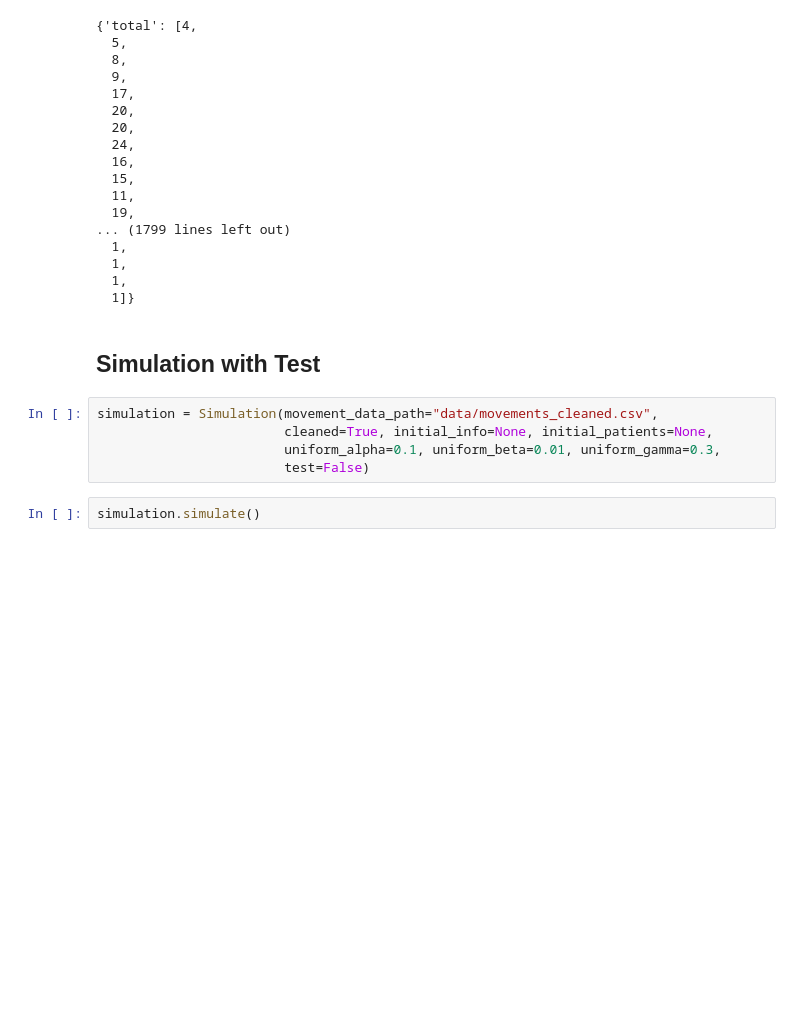
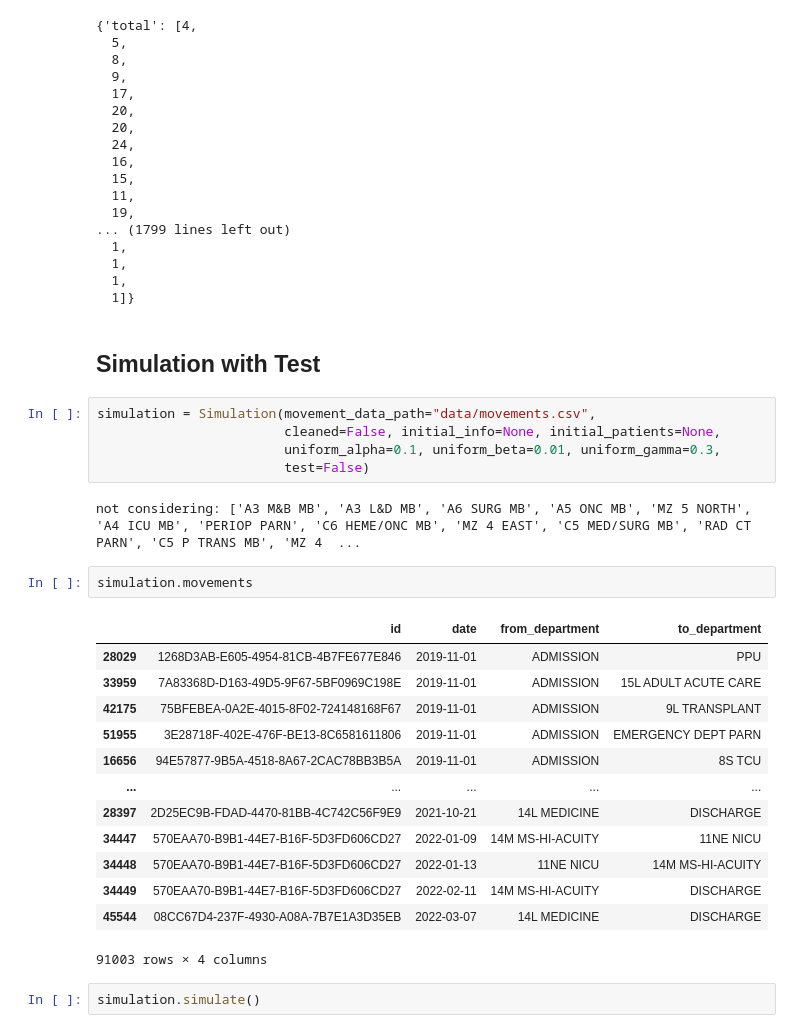
Before and after one commit to haojunzhuang/HAI_simulation, a Jupyter notebook: example.ipynb, the cells around one changed output. Cells and saved outputs as stored; diff of their text form; blank space fills up the shorter version.

Commit message:
fix unnamed column

```diff
--- a/example.ipynb
+++ b/example.ipynb
@@ -118,10 +118,28 @@ simulation.nodes['8L NEUROSCIENCES'].records
 # %% [markdown]
 ## Simulation with Test
 # %%
-simulation = Simulation(movement_data_path="data/movements_cleaned.csv",
-                        cleaned=True, initial_info=None, initial_patients=None,
+simulation = Simulation(movement_data_path="data/movements.csv",
+                        cleaned=False, initial_info=None, initial_patients=None,
                         uniform_alpha=0.1, uniform_beta=0.01, uniform_gamma=0.3,
                         test=False)
+# %% [output]
+not considering: ['A3 M&B MB', 'A3 L&D MB', 'A6 SURG MB', 'A5 ONC MB', 'MZ 5 NORTH', 'A4 ICU MB', 'PERIOP PARN', 'C6 HEME/ONC MB', 'MZ 4 EAST', 'C5 MED/SURG MB', 'RAD CT PARN', 'C5 P TRANS MB', 'MZ 4  ...
+# %%
+simulation.movements
+# %% [output]
+|  | id | date | from_department | to_department |
+| 28029 | 1268D3AB-E605-4954-81CB-4B7FE677E846 | 2019-11-01 | ADMISSION | PPU |
+| 33959 | 7A83368D-D163-49D5-9F67-5BF0969C198E | 2019-11-01 | ADMISSION | 15L ADULT ACUTE CARE |
+| 42175 | 75BFEBEA-0A2E-4015-8F02-724148168F67 | 2019-11-01 | ADMISSION | 9L TRANSPLANT |
+| 51955 | 3E28718F-402E-476F-BE13-8C6581611806 | 2019-11-01 | ADMISSION | EMERGENCY DEPT PARN |
+| 16656 | 94E57877-9B5A-4518-8A67-2CAC78BB3B5A | 2019-11-01 | ADMISSION | 8S TCU |
+| ... | ... | ... | ... | ... |
+| 28397 | 2D25EC9B-FDAD-4470-81BB-4C742C56F9E9 | 2021-10-21 | 14L MEDICINE | DISCHARGE |
+| 34447 | 570EAA70-B9B1-44E7-B16F-5D3FD606CD27 | 2022-01-09 | 14M MS-HI-ACUITY | 11NE NICU |
+| 34448 | 570EAA70-B9B1-44E7-B16F-5D3FD606CD27 | 2022-01-13 | 11NE NICU | 14M MS-HI-ACUITY |
+| 34449 | 570EAA70-B9B1-44E7-B16F-5D3FD606CD27 | 2022-02-11 | 14M MS-HI-ACUITY | DISCHARGE |
+| 45544 | 08CC67D4-237F-4930-A08A-7B7E1A3D35EB | 2022-03-07 | 14L MEDICINE | DISCHARGE |
+91003 rows × 4 columns
 # %%
 simulation.simulate()
 # %%
```
Also changed, not shown: 2 other files.
